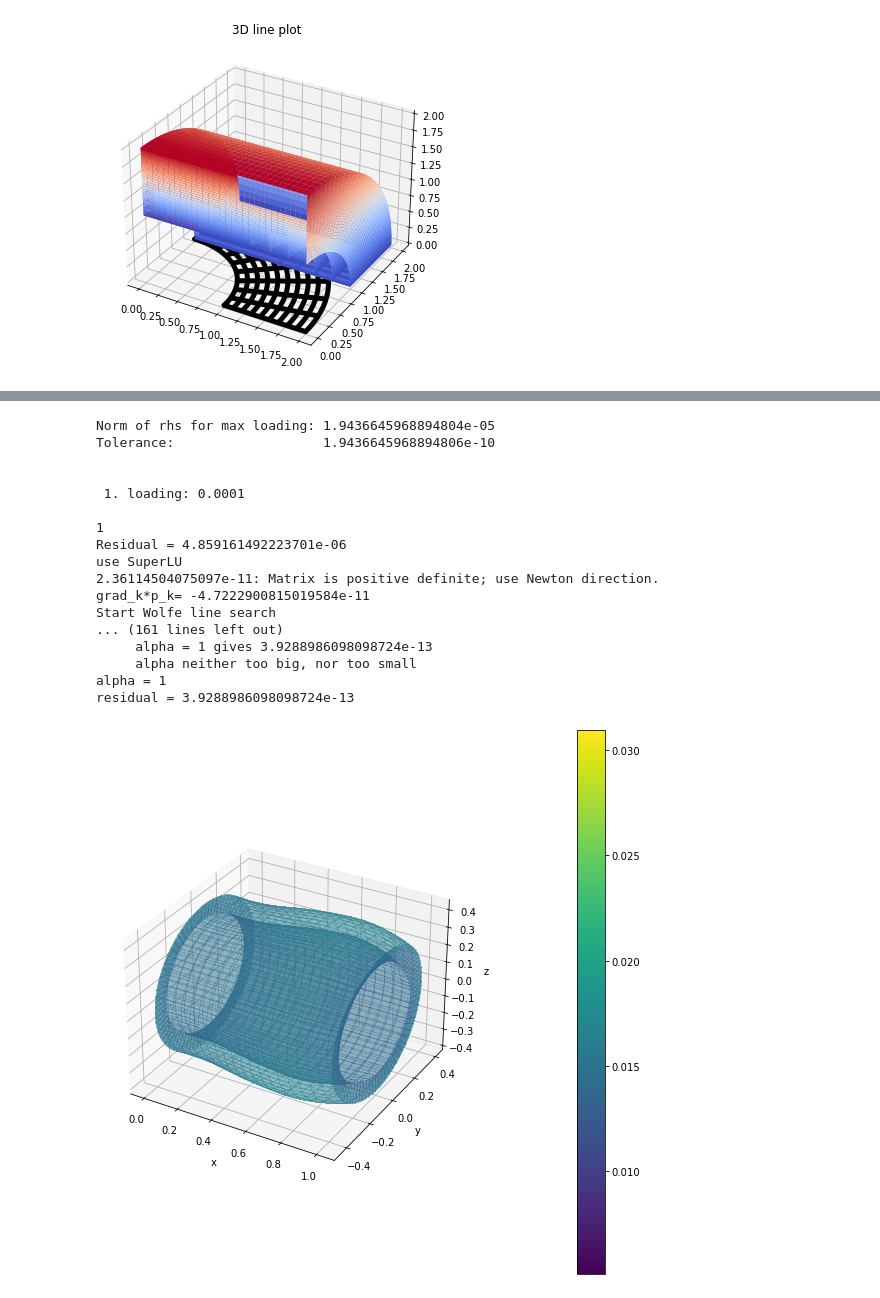
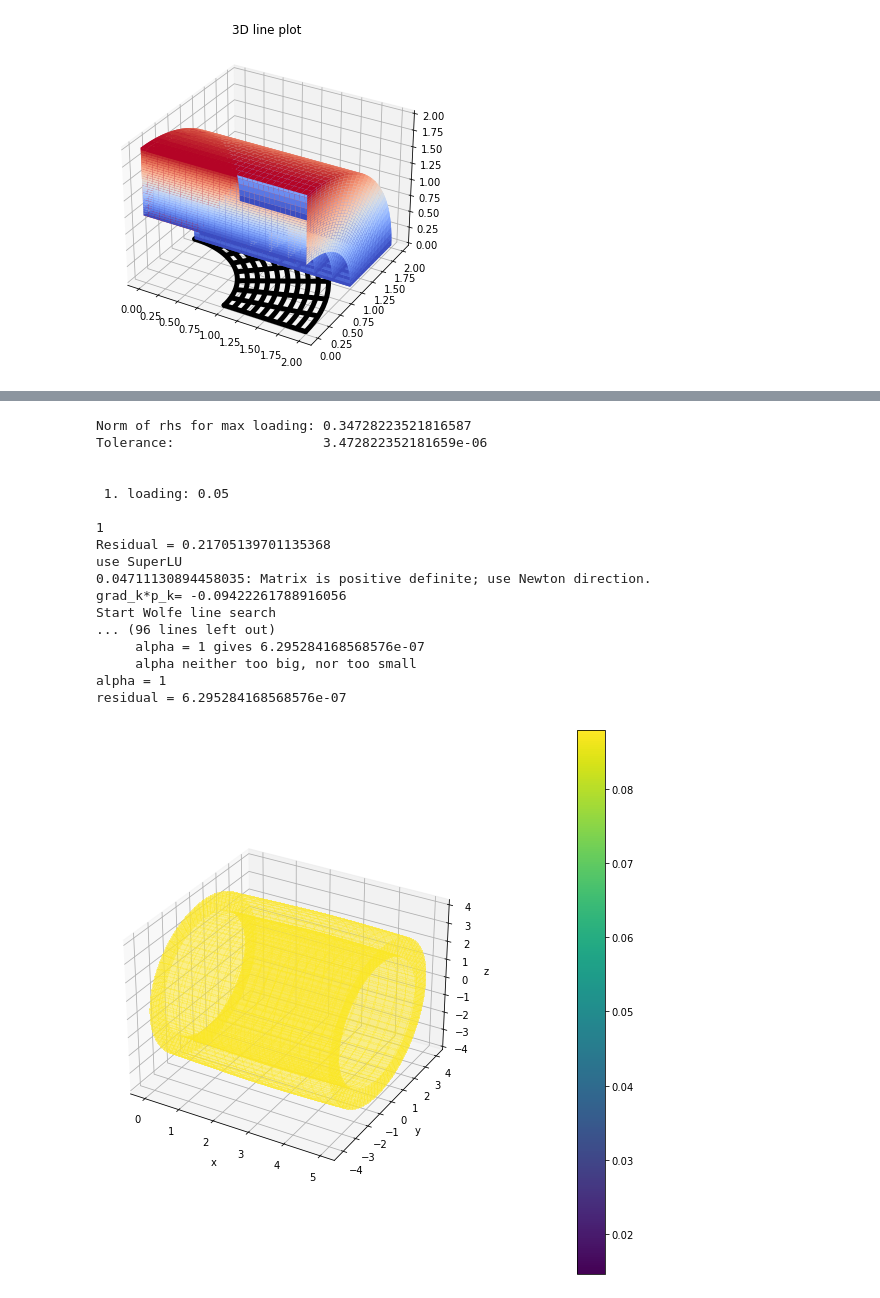
Before and after one commit to mh-0456/pyiga, a Jupyter notebook: notebooks/nonlinear_loading_artery3D-p2.ipynb, the cells around one changed output, grey strips where cells are left out. Drawn from its saved outputs; the diff is of its cells as text; code cells hidden in the pictures.

```diff
--- a/notebooks/nonlinear_loading_artery3D-p2.ipynb
+++ b/notebooks/nonlinear_loading_artery3D-p2.ipynb
@@ -382,7 +386,8 @@ def gN0(x, y, z):
 # normal direction in z does not exist by now!
 # %%
 def g0(x,y,z):
-    if (x > 0.5).all() and (x < 0.8).all():
+    #if (x > 0.5).all() and (x < 0.8).all():
+    if (x > 2).all() and (x < 4).all():
         #print(x)
         return loading_value # set force at distal end only
     else:
@@ -421,8 +426,10 @@ def get_components(u, kvs_u):
     return bspline.BSplineFunc(kvs_u, U)
 # %%
 # rubber, Lamé-coeff.
-Mu = 0.003 # [GPa]
-Lam = 0.00028416 #  [GPa] (under ass. ny=0.48, almost incompressible)
+Mu = 3 # [GPa]
+Lam = 0.28416 #  [GPa] (under ass. ny=0.48, almost incompressible)
+#Mu = 0.003 # [GPa]
+#Lam = 0.00028416 #  [GPa] (under ass. ny=0.48, almost incompressible)
 # incompressible: Lam = 0
 
 def mass_nl(u_p, kvs_ux, geo_ux, X):
@@ -969,7 +970,7 @@ for t in range(len(loading)): # time steps
     print(" \n \n {}. loading: {} \n".format(t+1,loading[t]))
 
     # set Neumann data via incremental loading
-    loading_value = loading[t]
+    loading_value = loading[t]*500
     neu_data = [(0,'bottom',gN), (1,'bottom',gN), (2,'bottom',gN), (3,'bottom',gN)]
 
     # first residuum
@@ -1394,7 +1399,7 @@ get_defplotC(u, patches_u, kvs_u)
 # %%
 #incremental loading
 #loading = [5e-5, 6e-5, 7e-5, 8e-5, 9e-5]#, 1e-4] #, 1.25e-4]
-#loading = [1e-4, 2e-4, 3e-4, 4e-4] # 5e-4]
+loading = [5e-2, 6e-2, 7e-2, 8e-2] # 5e-4]
 
 # set loading_value (used in 1st iteration, lin. problem)
 loading_value = loading[-1]
@@ -1451,7 +1456,7 @@ get_defplot(u, patches_u, kvs_u)
 # %%
 # solve linearized variational problem
 
-loading = [1e-4, 2e-4, 3e-4, 3.5e-4, 4e-4]#, 2.4e-4, 3.e-4, 4.e-4, 5e-4, 1e-3, 2e-3, 3e-3]
+#loading = [1e-4, 2e-4, 3e-4, 3.5e-4, 4e-4]#, 2.4e-4, 3.e-4, 4.e-4, 5e-4, 1e-3, 2e-3, 3e-3]
 #loading = [4e-4]
 
 #initial value
@@ -1595,43 +1600,43 @@ for t in range(len(loading)): # time steps
         r = np.linalg.norm(LS.b) # compute residuum
         print('residual =', r)
 
         #----------------------------------------------------#
         ud_array.append(u_d)
         normed_du = np.linalg.norm(u_d)/np.sqrt(len(u_d))
         stepsize_du = alpha * normed_du # times alpha
         stepsizes.append(stepsize_du)
         #---------------------------------------------------#
 
         if r < epsilon * r0: # break condition
             break
         elif count == 30:
             break
     #
     ud_array.append(u_d)
     solutions.append(LS.restrict(u))
     iter_counts.append(count)
 
 # print deformation plot
 get_defplot(u, patches_u, kvs_u)
 # %% [output]
-Norm of rhs for max loading: 1.9436645968894804e-05
-Tolerance:                   1.9436645968894806e-10
+Norm of rhs for max loading: 0.34728223521816587
+Tolerance:                   3.472822352181659e-06
 
 
- 1. loading: 0.0001
+ 1. loading: 0.05
 
 1
-Residual = 4.859161492223701e-06
+Residual = 0.21705139701135368
 use SuperLU
-2.36114504075097e-11: Matrix is positive definite; use Newton direction.
-grad_k*p_k= -4.7222900815019584e-11
+0.04711130894458035: Matrix is positive definite; use Newton direction.
+grad_k*p_k= -0.09422261788916056
 Start Wolfe line search
-... (161 lines left out)
-     alpha = 1 gives 3.9288986098098724e-13
+... (96 lines left out)
+     alpha = 1 gives 6.295284168568576e-07
      alpha neither too big, nor too small
 alpha = 1
-residual = 3.9288986098098724e-13
+residual = 6.295284168568576e-07
-[figure, old version]
+[figure, new version]
 # %%
 # plot history of step sizes
 figsize(6,3)
```
Also changed, not shown: parts of 22 cells of this notebook.
